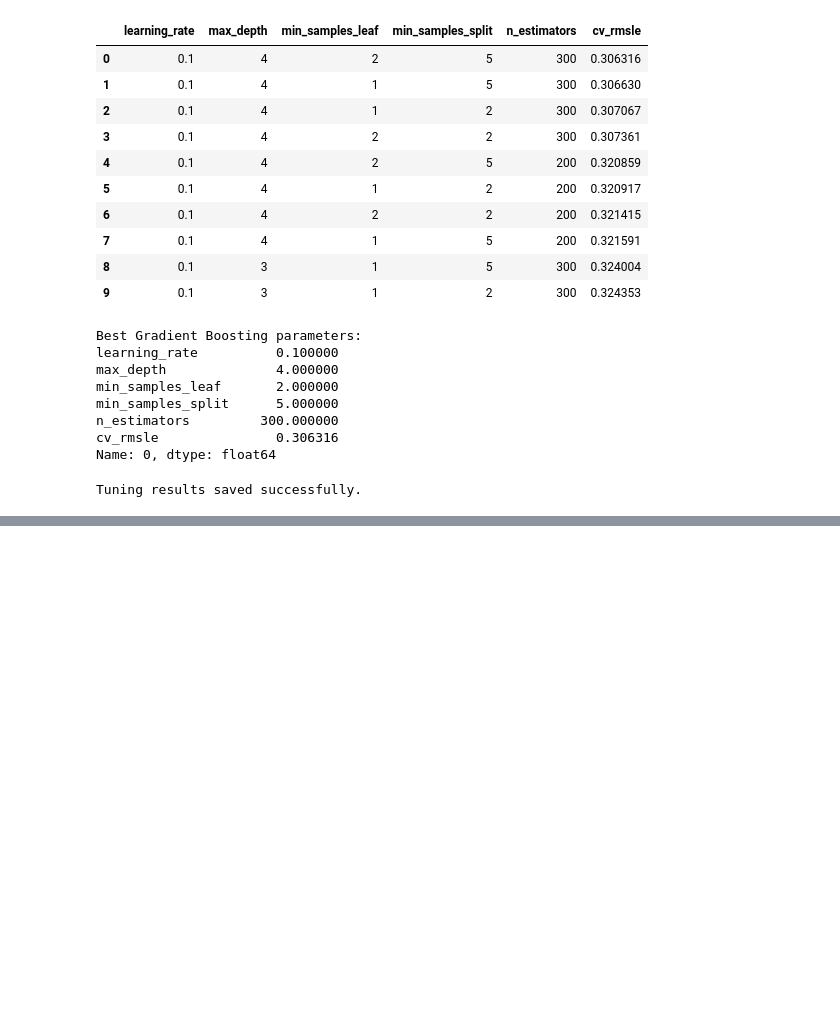
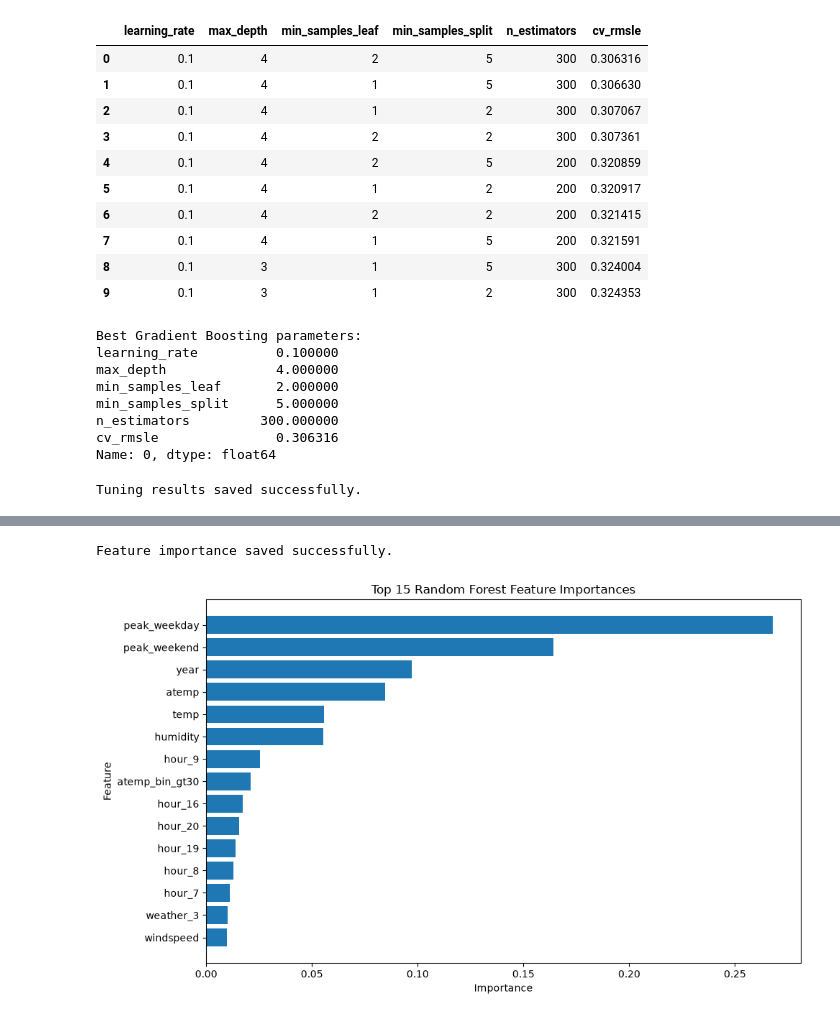
Before and after one commit to Maansi-Sathish/ML_Mini_Project_Team17, a Jupyter notebook: notebooks/tuning_B.ipynb, the cells around one changed output, grey strips where cells are left out. Cells and saved outputs as stored; diff of their text form; code cells hidden in the pictures; blank space fills up the shorter version.

Commit message:
Add feature analysis and stacking ensemble

```diff
--- a/notebooks/tuning_B.ipynb
+++ b/notebooks/tuning_B.ipynb
@@ -282,0 +368,27 @@ print(dt_results_df.iloc[0])
+# %%
+from sklearn.ensemble import RandomForestRegressor
+import pandas as pd
+
+rf_model = RandomForestRegressor(
+    n_estimators=200,
+    max_depth=None,
+    min_samples_split=2,
+    min_samples_leaf=1,
+    max_features=1.0,
+    random_state=42,
+    n_jobs=-1
+)
+
+rf_model.fit(X, y)
+
+feature_importance = pd.DataFrame({
+    "feature": X.columns,
+    "importance": rf_model.feature_importances_
+})
+
+feature_importance = feature_importance.sort_values(
+    "importance",
+    ascending=False
+).reset_index(drop=True)
+
+feature_importance.head(20)
@@ -282,0 +413,33 @@ print(dt_results_df.iloc[0])
+# %%
+from pathlib import Path
+
+Path("../results").mkdir(exist_ok=True)
+
+feature_importance.to_csv(
+    "../results/random_forest_feature_importance.csv",
+    index=False
+)
+
+print("Feature importance saved successfully.")
+# %% [output]
+Feature importance saved successfully.
+# %%
+import matplotlib.pyplot as plt
+
+top_features = feature_importance.head(15)
+
+plt.figure(figsize=(10, 6))
+
+plt.barh(
+    top_features["feature"][::-1],
+    top_features["importance"][::-1]
+)
+
+plt.xlabel("Importance")
+plt.ylabel("Feature")
+plt.title("Top 15 Random Forest Feature Importances")
+
+plt.tight_layout()
+plt.show()
+# %% [output]
+[figure, added]
```
Also changed, not shown: parts of 16 cells of this notebook, 6 other files.
